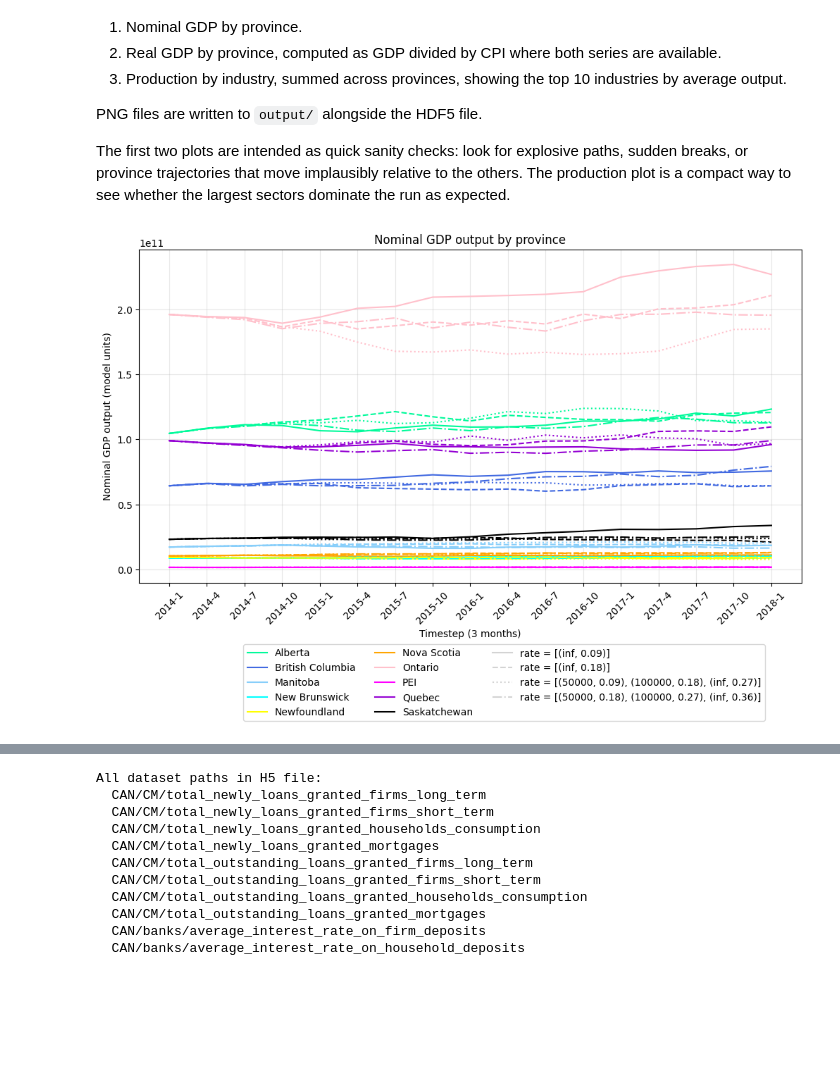
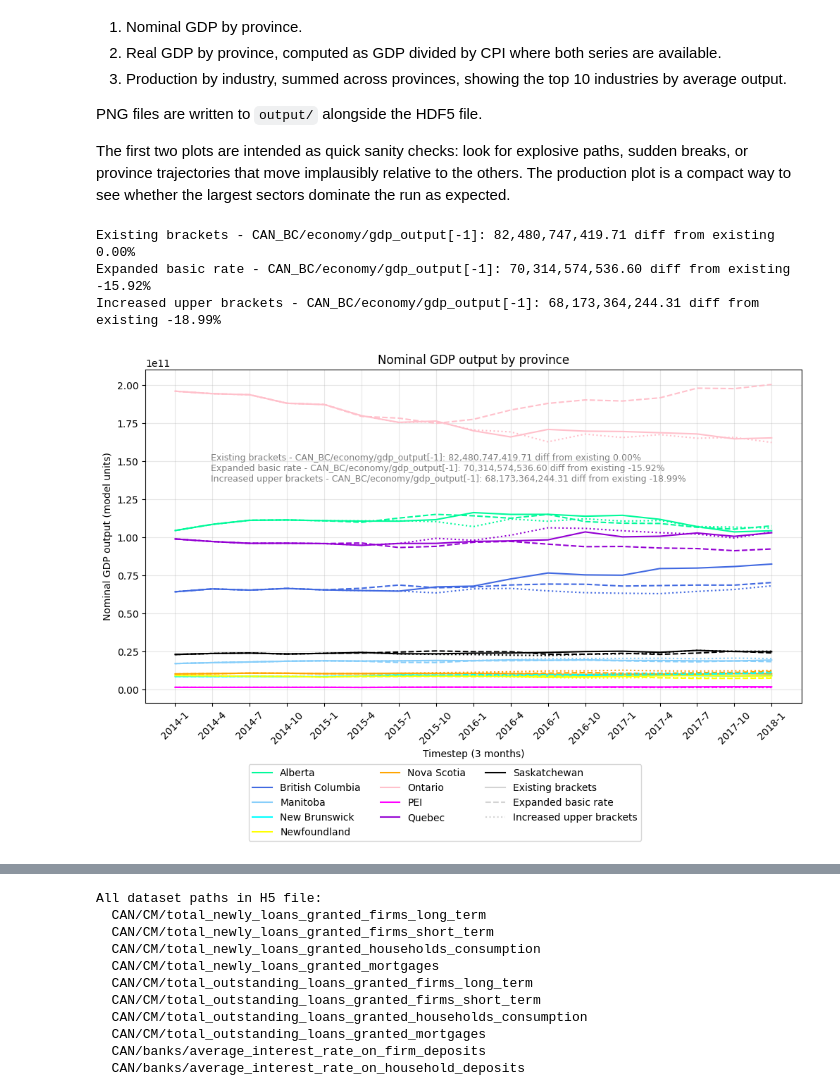
Before and after one commit to bcgov/macroabm-ca, a Jupyter notebook: scenarios/pit_basic_multiscenario.ipynb, the cells around one changed output, grey strips where cells are left out. Drawn from its saved outputs; the diff is of its cells as text; code cells hidden in the pictures; blank space fills up the shorter version.

```diff
--- a/scenarios/pit_basic_multiscenario.ipynb
+++ b/scenarios/pit_basic_multiscenario.ipynb
@@ -810,0 +433,2 @@ for i in range(len(tax_policy)):
+# %%
+scenario_labels=[]
@@ -810,0 +873,6 @@ for i in range(len(tax_policy)):
+# %%
+### scenario summary
+n_scenarios = len(tax_policy)
+
+for i in range(len(tax_policy)):
+    print(f"{scenario_labels[i]}: \n\t{tax_policy[i].get_rate()}")
@@ -1073,8 +1213,9 @@ PROVINCE_COLOURS = [
 # fig, ax = plt.subplots(figsize=(10, 5))
 fig, ax = plt.subplots(figsize=(10, 7), constrained_layout=True)
 
-n_scenarios = 4
 linestyles = ['solid', 'dashed', 'dotted', 'dashdot']
+
+data_final = []
 
 # iterate over scenarios
 for n in range(n_scenarios):
@@ -1085,17 +1226,44 @@ for n in range(n_scenarios):
     with h5py.File(H5_FILE, "r") as f:
         i_colour = 0
         for region in regions:
-            path = f"{region}/economy/gdp_output"
+            variable = "/economy/gdp_output"
+            path = f"{region}{variable}"
             if path in f:
-                gdp = f[path][()].astype(float)
+                data = f[path][()].astype(float)
                 ax.plot(
                     ts_time,
-                    gdp,
+                    data,
                     label=PROVINCE_LABELS.get(region, region),
                     color=PROVINCE_COLOURS[i_colour],
                     linestyle=linestyles[n]
                 )
                 i_colour += 1
+
+                if region == 'CAN_BC':
+                    temp = data[-1]
+                    data_final.append(temp[0])
+
+info = ''
+for n in range(n_scenarios):
+    a = data_final[0]
+    b = data_final[n]
+    percent_difference = ((b - a) / ((a + b) / 2) * 100)
+
+
+    text = f"{scenario_labels[n]} - CAN_BC{variable}[-1]: {data_final[n]:,.2f} diff from existing {percent_difference:,.2f}%"
+    print(text)
+    info += text + "\n"
+
+ax.text(
+        0.1, 0.75,              # Position in Axes coordinates
+        info,                   # Text string
+        transform=ax.transAxes, # Use Axes coordinate system
+        ha='left',              # Horizontal alignment
+        va='top',               # Vertical alignment
+        fontsize=9,             # Font size
+        color='grey',           # Text color
+        # bbox=dict(facecolor='white', alpha=0.7, edgecolor='none')  # Optional background
+    )
 
 # custom legend
 PROVINCE_LABELS_LIST = list(PROVINCE_LABELS.values())
@@ -1106,37 +1274,40 @@ legend_labels = []
 legend_lines = []
 
 # legend labels
 for i in range(len(PROVINCE_LABELS_LIST)):
     legend_labels.append(PROVINCE_LABELS_LIST[i])
-for j in range(len(tax_policy)):
-    legend_labels.append("rate = " + str(tax_policy[j].get_rate()))
+for j in range(len(scenario_labels)):
+    legend_labels.append(scenario_labels[j])
 
 # legend lines
 for i in range(len(PROVINCE_LABELS_LIST)):
     legend_lines.append(Line2D([0], [0], color = PROVINCE_COLOURS[i], linestyle="-"))
-for j in range(len(tax_policy)):
+for j in range(n_scenarios):
     legend_lines.append(Line2D([0], [0], color = "lightgrey", linestyle=linestyles[j % len(linestyles)]))
 
 plt.legend(
     legend_lines, legend_labels, bbox_to_anchor = (0.15,-0.3), loc="center left", ncol=int(len(legend_labels)/4)
     # legend_lines, legend_labels, bbox_to_anchor = (0.5,-0.03), loc="lower center", ncol=len(legend_labels)
     # legend_lines, legend_labels, bbox_to_anchor = (1.5,1.025), loc="upper right"
 )
 
 ax.set_title("Nominal GDP output by province")
 ax.set_xlabel("Timestep (3 months)")
 # ax.set_xlim(left=1)             # exclude initialization timestep
 ax.tick_params("x", rotation=45)
 # ax.set_xticks(ts_time[::4])   # control xtick frequency
 ax.set_ylabel("Nominal GDP output (model units)")
 # ax.legend(fontsize=7, ncol=2)
 ax.grid(True, alpha=0.3)
 # plt.tight_layout()
 FILENAME = str(datetime.date.today()) + "_A_nominal_gdp_by_province_" + "ALL" + ".png"
 plt.savefig(OUTPUT_DIRECTORY / FILENAME, dpi=120)
 plt.show()
 # %% [output]
+Existing brackets - CAN_BC/economy/gdp_output[-1]: 82,480,747,419.71 diff from existing 0.00%
+Expanded basic rate - CAN_BC/economy/gdp_output[-1]: 70,314,574,536.60 diff from existing -15.92%
+Increased upper brackets - CAN_BC/economy/gdp_output[-1]: 68,173,364,244.31 diff from existing -18.99%
-[figure, old version]
+[figure, new version]
 # %%
 ### plot taxes_income - compare scenarios
 
```
Also changed, not shown: parts of 30 cells of this notebook, 1 other file.
